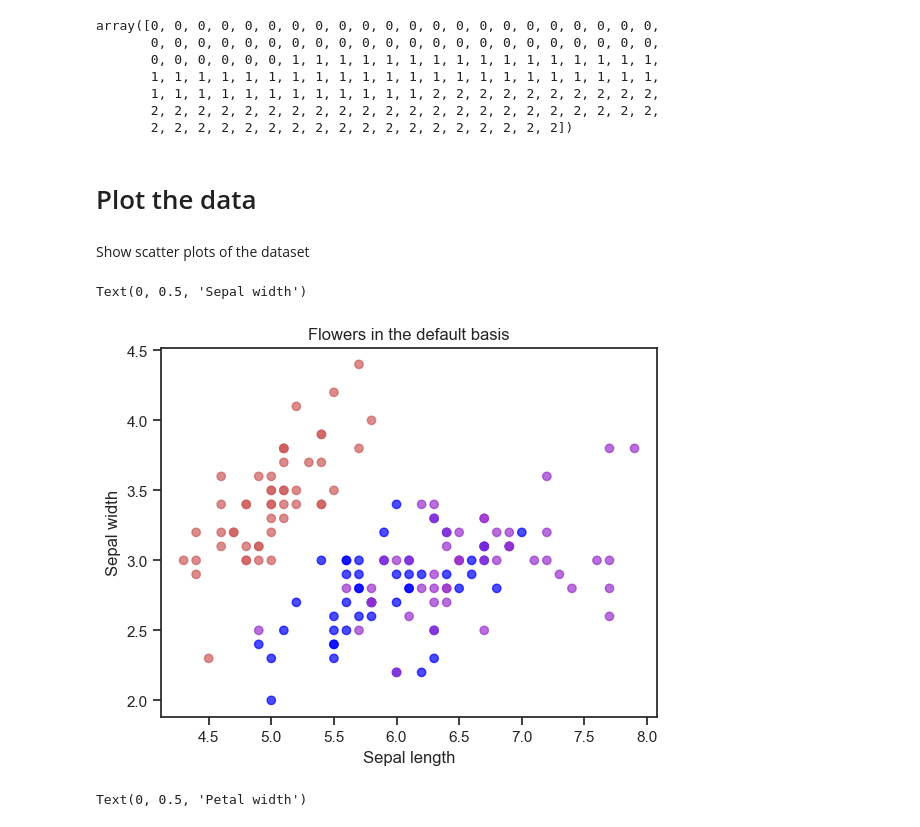
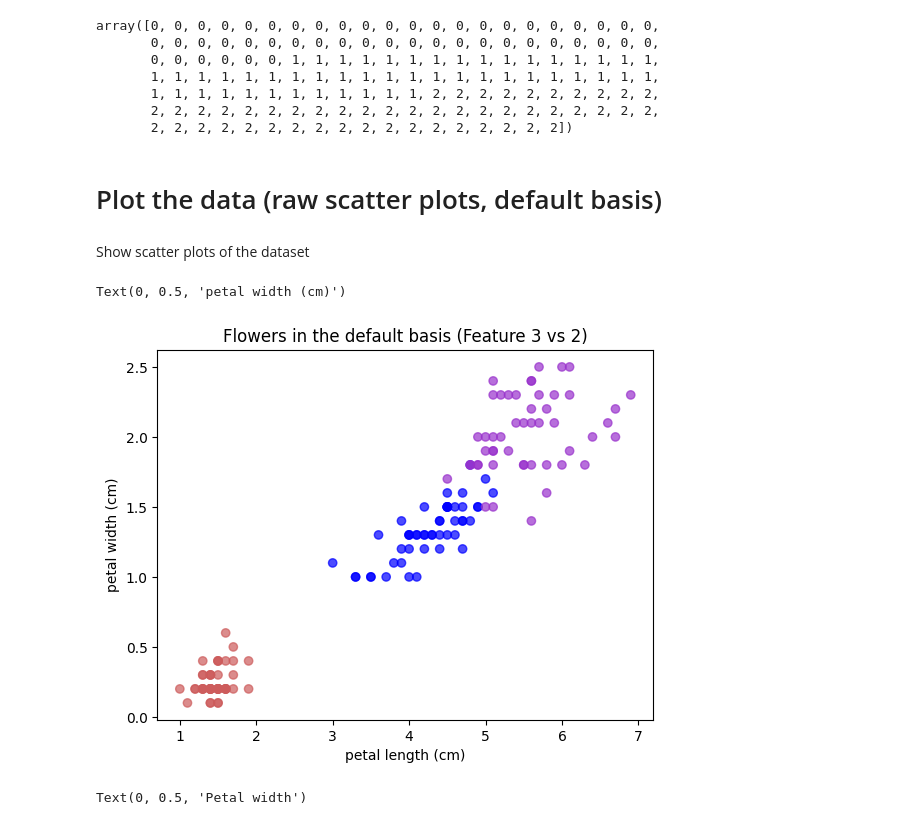
Before and after one commit to nlehir/ML_tek5, a Jupyter notebook: code/day_4/pca/iris/iris_pca.ipynb, the cells around one changed output. Cells and saved outputs as stored; diff of their text form; code cells hidden in the pictures.

```diff
--- a/code/day_4/pca/iris/iris_pca.ipynb
+++ b/code/day_4/pca/iris/iris_pca.ipynb
@@ -38,22 +46,24 @@ array([0, 0, 0, 0, 0, 0, 0, 0, 0, 0, 0, 0, 0, 0, 0, 0, 0, 0, 0, 0, 0, 0,
 # %%
 print(iris.DESCR)
 # %% [markdown]
-# Plot the data
+# Plot the data (raw scatter plots, default basis)
 # %%
 X, y = iris.data, iris.target
 # used to differentiate the classes
 colMap = {0: "indianred", 1: "blue", 2: "darkorchid"}
-colors = list(map(lambda x: colMap.get(x), Y))
+colors = list(map(lambda x: colMap.get(x), y))
 # %% [markdown]
 Show scatter plots of the dataset
 # %%
-plt.scatter(X[:, 0], X[:, 1], alpha=0.7, c=colors)
-plt.title("Flowers in the default basis")
-plt.xlabel("Sepal length")
-plt.ylabel("Sepal width")
+chosen_feature_x = 2
+chosen_feature_y = 3
+plt.scatter(X[:, chosen_feature_x], X[:, chosen_feature_y], alpha=0.7, c=colors)
+plt.title(f"Flowers in the default basis (Feature {chosen_feature_y} vs {chosen_feature_x})")
+plt.xlabel(f"{iris.feature_names[chosen_feature_x]}")
+plt.ylabel(f"{iris.feature_names[chosen_feature_y]}")
 # %% [output]
-Text(0, 0.5, 'Sepal width')
+Text(0, 0.5, 'petal width (cm)')
-[figure, old version]
+[figure, new version]
 # %%
 plt.scatter(X[:, 2], X[:, 3], alpha=0.7, c=colors)
 plt.title("Flowers in the default basis")
```
Also changed, not shown: parts of 2 cells of this notebook.
